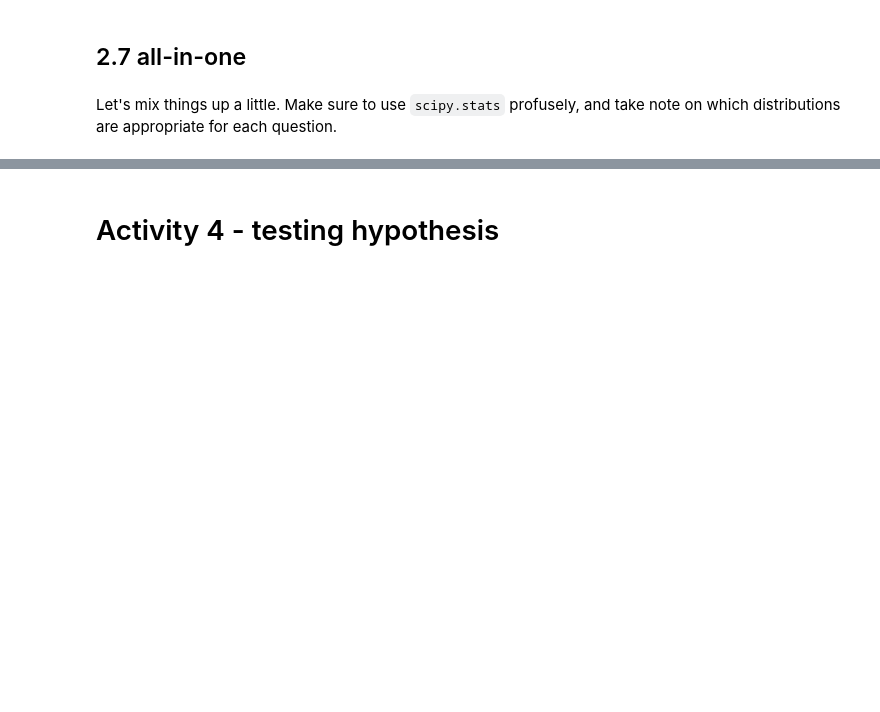
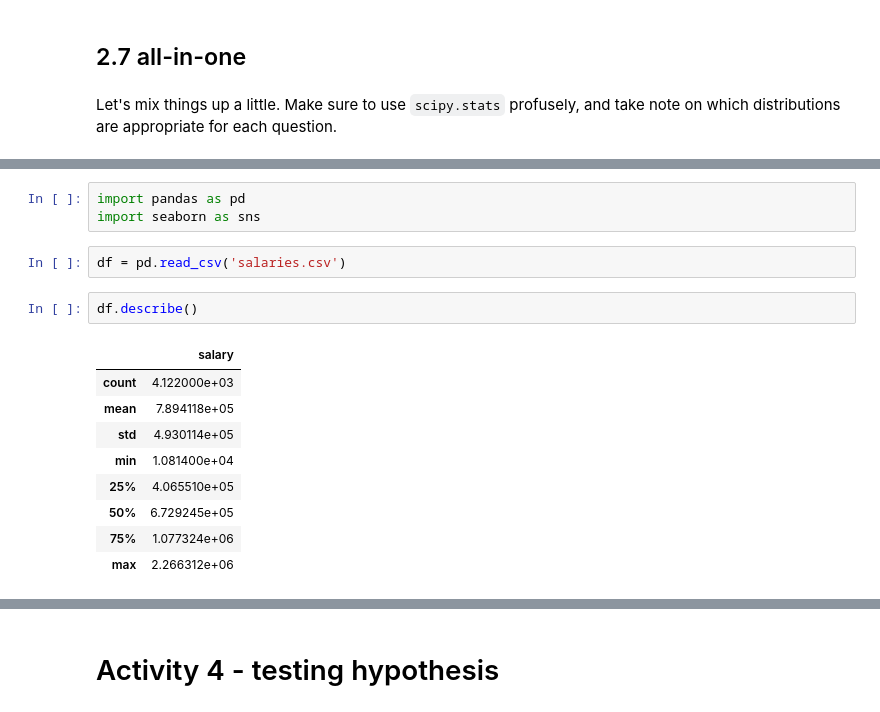
Before and after one commit to emanuelfrazao/probability-notebooks, a Jupyter notebook: new.ipynb, the cells around one changed output, grey strips where cells are left out. Drawn from its saved outputs; the diff is of its cells as text; blank space fills up the shorter version.

```diff
--- a/new.ipynb
+++ b/new.ipynb
@@ -188,0 +221,17 @@ simulate some emails on whether they are spam or not - and get the average - see
+# %%
+import pandas as pd
+import seaborn as sns
+# %%
+df = pd.read_csv('salaries.csv')
+# %%
+df.describe()
+# %% [output]
+|  | salary |
+| count | 4.122000e+03 |
+| mean | 7.894118e+05 |
+| std | 4.930114e+05 |
+| min | 1.081400e+04 |
+| 25% | 4.065510e+05 |
+| 50% | 6.729245e+05 |
+| 75% | 1.077324e+06 |
+| max | 2.266312e+06 |
```
Also changed, not shown: parts of 15 cells of this notebook, 2 other files.
